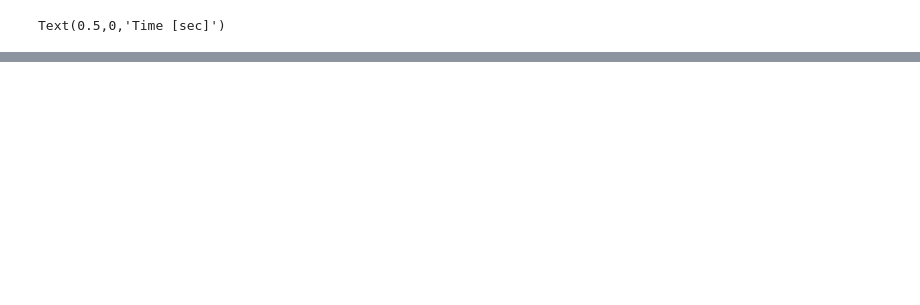
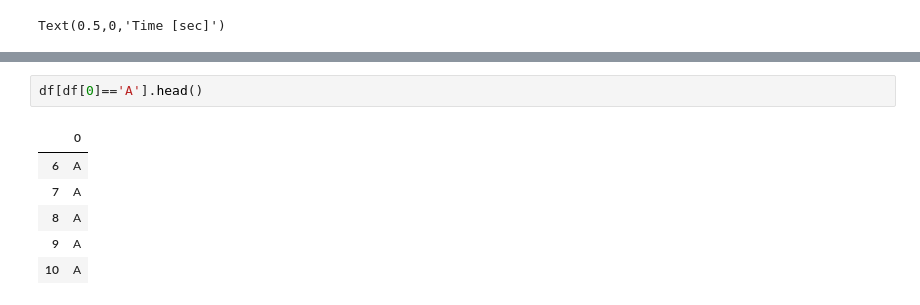
Before and after one commit to pierrecurie13/capstone, a Jupyter notebook: EDA FFT.ipynb, the cells around one changed output, grey strips where cells are left out. Cells and saved outputs as stored; diff of their text form; blank space fills up the shorter version.

```diff
--- a/EDA FFT.ipynb
+++ b/EDA FFT.ipynb
@@ -122,0 +165,9 @@ Text(0.5,0,'Time [sec]')
+# %%
+df[df[0]=='A'].head()
+# %% [output]
+|  | 0 |
+| 6 | A |
+| 7 | A |
+| 8 | A |
+| 9 | A |
+| 10 | A |
```
Also changed, not shown: parts of 31 cells of this notebook, 1 other file.
